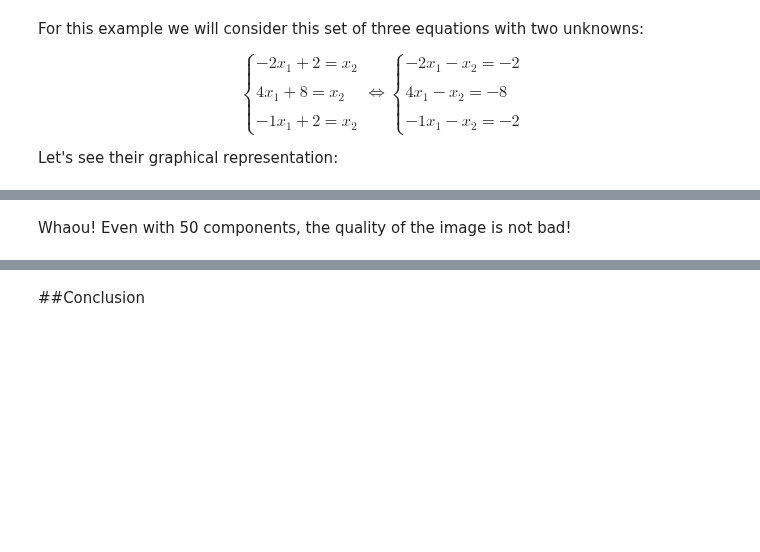
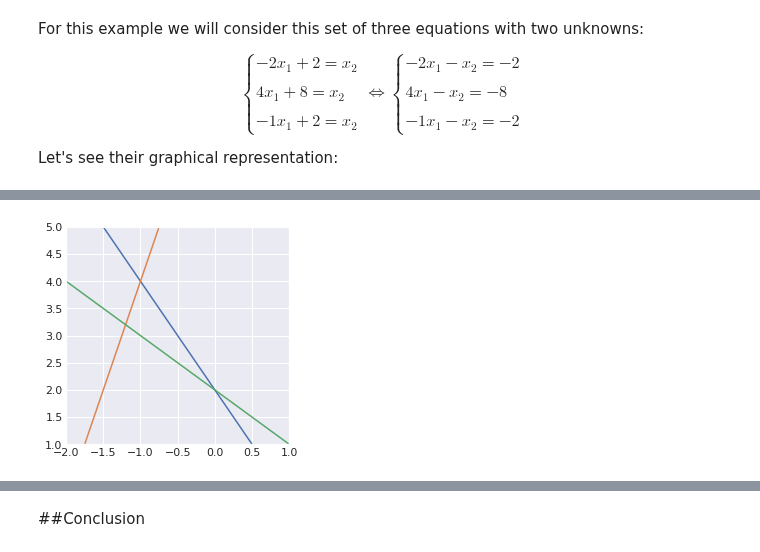
Before and after one commit to rahiakela/mathematics-for-machine-learning, a Jupyter notebook: deep-learning-book-maths/2_9_moore_penrose_pseudoinverse.ipynb, the cells around one changed output, grey strips where cells are left out. Saved outputs shown, nothing was run; the diff lists cells and outputs as text; code cells hidden in the pictures; blank space fills up the shorter version.

```diff
--- a/deep-learning-book-maths/2_9_moore_penrose_pseudoinverse.ipynb
+++ b/deep-learning-book-maths/2_9_moore_penrose_pseudoinverse.ipynb
@@ -321,14 +181,0 @@ Let's start by loading an image in python and convert it to a Numpy array. We wi
-# %%
-plt.style.use("classic")
-img = Image.open("test_svd.jpg")
-
-# convert image to grayscale
-img_gray = img.convert("LA")
-# convert to numpy array
-img_mat = np.array(list(img_gray.getdata(band=0)), float)
-# Reshape according to orginal image dimensions
-img_mat.shape = (img_gray.size[1], img_gray.size[0])
-
-plt.figure(figsize=(9, 6))
-plt.imshow(img_mat, cmap="gray")
-plt.show()
@@ -399,2 +182,16 @@ for i in [5, 10, 15, 20, 30, 50]:
-# %% [markdown]
-Whaou! Even with 50 components, the quality of the image is not bad!
+# %%
+x1 = np.linspace(-5, 5, 1000)
+
+x2_1 = -2 * x1 + 2
+x2_2 = 4 * x1 + 8
+x2_3 = -1 * x1 + 2
+
+plt.plot(x1, x2_1)
+plt.plot(x1, x2_2)
+plt.plot(x1, x2_3)
+
+plt.xlim(-2., 1)
+plt.ylim(1, 5)
+plt.show()
+# %% [output]
+[figure, added]
```
Also changed, not shown: parts of 60 cells of this notebook.
